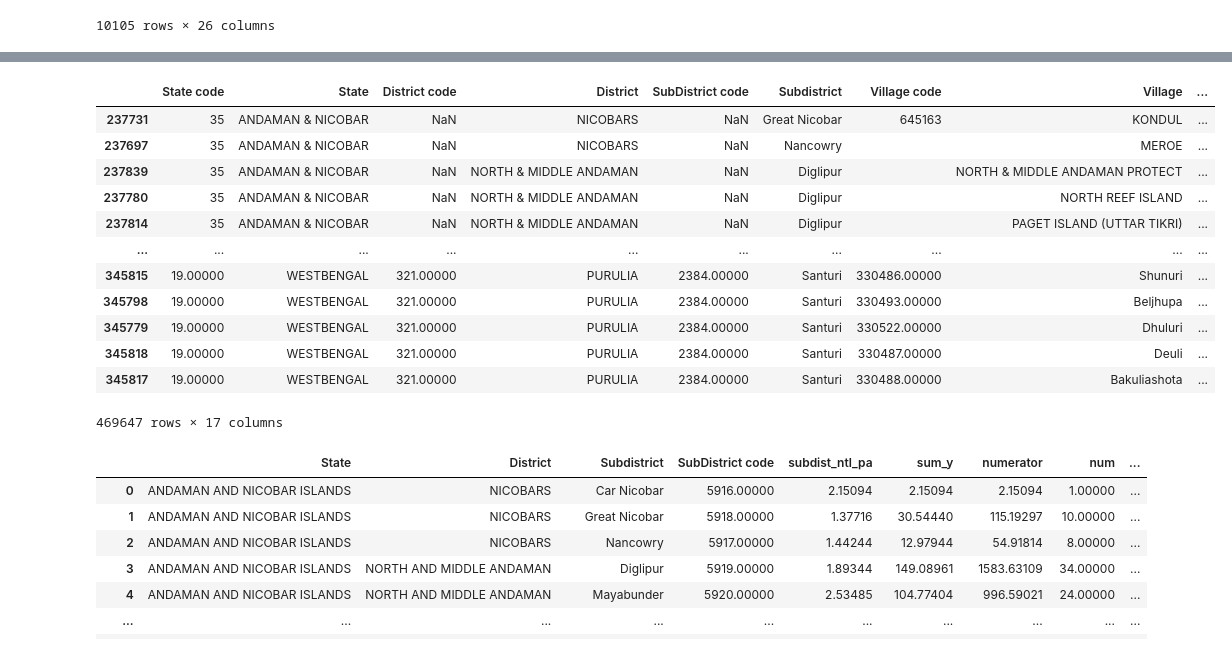
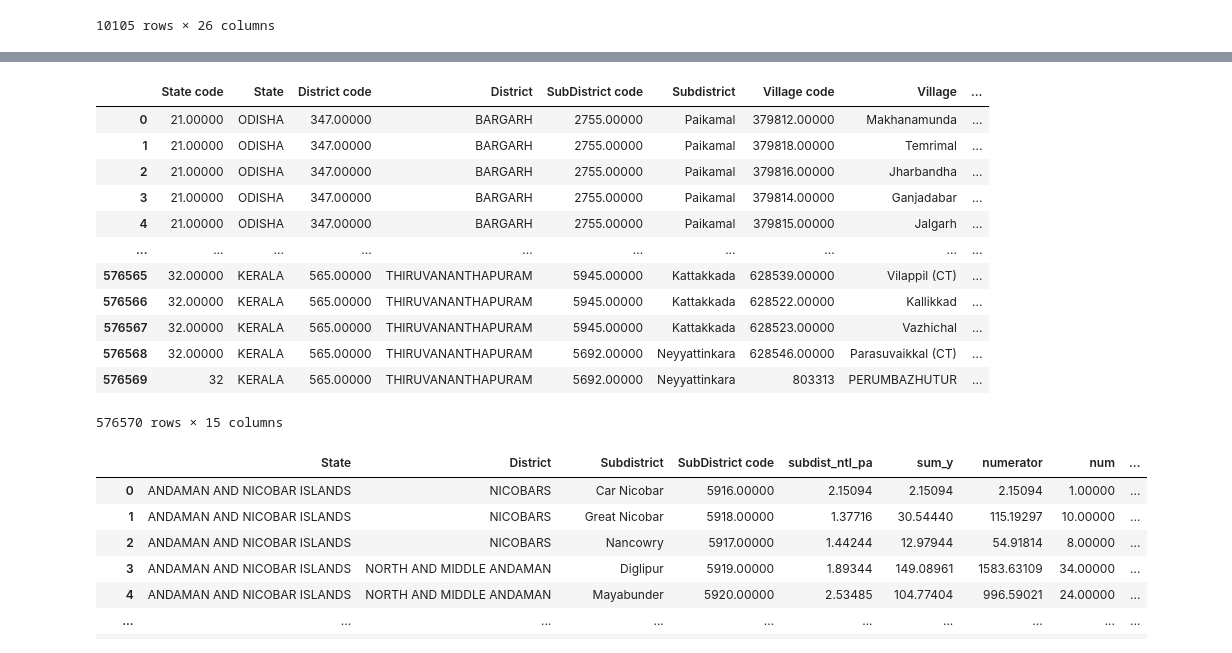
Before and after one commit to SaiSiddhardhaKalla/Master_Thesis, a Jupyter notebook: 06_NTL_calc.ipynb, the cells around one changed output, grey strips where cells are left out. Cells and saved outputs as stored; diff of their text form; code cells hidden in the pictures.

```diff
--- a/NTL_calc.ipynb
+++ b/06_NTL_calc.ipynb
@@ -892,12 +539,12 @@ for filename in os.listdir(geojson_dir):
         for month in range(1, 13):
             # Construct the path to the raster file for the current month
             raster_path = f"/Users/sid/Library/CloudStorage/OneDrive-DeakinUniversity/UDocs - D/DataSets/VIIRS_Monthly_Tiled/2020/clean_files/output_raster_2020{month:02d}.tif"
-            cf_cvg_path = f"/Users/sid/Library/CloudStorage/OneDrive-DeakinUniversity/UDocs - D/DataSets/VIIRS_Monthly_Tiled/cf_cvg/2020_cvg/2020{month:02d}.tif"
+            # cf_cvg_path = f"/Users/sid/Library/CloudStorage/OneDrive-DeakinUniversity/UDocs - D/DataSets/VIIRS_Monthly_Tiled/cf_cvg/2020_cvg/2020{month:02d}.tif"
 
             # Open the raster file
-            with rasterio.open(raster_path) as rasterFile, rasterio.open(cf_cvg_path) as cf_cvg_file:
+            with rasterio.open(raster_path) as rasterFile:
                 # Read the data from cloud-free coverage file
-                cf_cvg_data = cf_cvg_file.read(1)
+                # cf_cvg_data = cf_cvg_file.read(1)
 
                 # Define a function to create mask for the current month
                 def clean_mask(geom, dataset=rasterFile, mask_kw=None):
@@ -954,8 +588,8 @@ State: KERALA.geojson completed
 # %%
 vil_2=vil_NTL.copy()
-values_to_drop = ['west pgs', 'New District', 'New Districtffff', 'Sadaruru']
+# values_to_drop = ['west pgs', 'New District', 'New Districtffff', 'Sadaruru']
 # Dropping rows with specified values in the 'District' column
-vil_2 = vil_2[~vil_2['District Name(In English)'].isin(values_to_drop)]
+# vil_2 = vil_2[~vil_2['District Name(In English)'].isin(values_to_drop)]
 # Reproject to a suitable projected CRS for accurate area calculations
 vil_2 = vil_2.to_crs('EPSG:3857')  # Example: Albers Equal Area Conic for India (EPSG:102033)
 
@@ -1096,53 +732,53 @@ quartiles.columns = ['Q1', 'Q3']  # Rename columns to Q1 and Q3
 # quartiles['U_bound'] = quartiles['Q3'] + 1.5*quartiles['IQR']
 quartiles['L_bound'] = quartiles['Q1'].clip(lower=0)  # Clip to ensure it's not negative
 
 # Adding Q1 and Q3 columns to the original DataFrame
 vil_4 = pd.concat([vil_3, quartiles], axis=1)
 
 avg_columns = ['202001', '202002', '202003', '202004', '202005', '202006', '202007', '202008', '202009', '202010', '202011', '202012']
 # Create a mask to filter out values below L_Bound
 mask = vil_4[avg_columns].values > vil_4['L_bound'].values[:, None]
 
 # Replace values below L_Bound with NaN
 masked_data = vil_4[avg_columns].where(mask)
 
 # Calculate row-wise mean
 row_means = masked_data.mean(axis=1)
 
 # Add row-wise mean to DataFrame
 vil_4['avg_ntl'] = row_means
 vil_4['ntl_pa']  = vil_4['avg_ntl']/vil_4['area_sq_km']
 # vil_4 = vil_4.rename(columns={'area_sq_km': 'SubDistrict Area'})
 
 vil_4 = vil_4.drop(['202001', '202002', '202003', '202004',
        '202005', '202006', '202007', '202008', '202009', '202010', '202011',
        '202012', 'Q1', 'Q3', 'L_bound'], axis=1)
 
-vil_4 = vil_4[vil_4['area_sq_km']>1]
+# vil_4 = vil_4[vil_4['area_sq_km']>1]
 
-vil_4 = vil_4.sort_values(by=['State','District',
-                              'Subdistrict',
-                              'ntl_pa'])
-vil_4['Index'] = vil_4.groupby(['State','District',
-                                'Subdistrict'
-                                ]).cumcount() + 1
-# # Creating a new column 'Max_Len' containing the maximum value of 'Index' within each district
-vil_4['Max_Len'] = vil_4.groupby(['State','District',
-                                  'Subdistrict'
-                                  ])['Index'].transform('max')
+# vil_4 = vil_4.sort_values(by=['State','District',
+#                               'Subdistrict',
+#                               'ntl_pa'])
+# vil_4['Index'] = vil_4.groupby(['State','District',
+#                                 'Subdistrict'
+#                                 ]).cumcount() + 1
+# # # Creating a new column 'Max_Len' containing the maximum value of 'Index' within each district
+# vil_4['Max_Len'] = vil_4.groupby(['State','District',
+#                                   'Subdistrict'
+#                                   ])['Index'].transform('max')
 
 vil_4
 # %% [output]
 |  | State code | State | District code | District | SubDistrict code | Subdistrict | Village code | Village | ... |
-| 237731 | 35 | ANDAMAN & NICOBAR | NaN | NICOBARS | NaN | Great Nicobar | 645163 | KONDUL | ... |
-| 237697 | 35 | ANDAMAN & NICOBAR | NaN | NICOBARS | NaN | Nancowry |  | MEROE | ... |
-| 237839 | 35 | ANDAMAN & NICOBAR | NaN | NORTH & MIDDLE ANDAMAN | NaN | Diglipur |  | NORTH & MIDDLE ANDAMAN PROTECT | ... |
-| 237780 | 35 | ANDAMAN & NICOBAR | NaN | NORTH & MIDDLE ANDAMAN | NaN | Diglipur |  | NORTH REEF ISLAND | ... |
-| 237814 | 35 | ANDAMAN & NICOBAR | NaN | NORTH & MIDDLE ANDAMAN | NaN | Diglipur |  | PAGET ISLAND (UTTAR TIKRI) | ... |
+| 0 | 21.00000 | ODISHA | 347.00000 | BARGARH | 2755.00000 | Paikamal | 379812.00000 | Makhanamunda | ... |
+| 1 | 21.00000 | ODISHA | 347.00000 | BARGARH | 2755.00000 | Paikamal | 379818.00000 | Temrimal | ... |
+| 2 | 21.00000 | ODISHA | 347.00000 | BARGARH | 2755.00000 | Paikamal | 379816.00000 | Jharbandha | ... |
+| 3 | 21.00000 | ODISHA | 347.00000 | BARGARH | 2755.00000 | Paikamal | 379814.00000 | Ganjadabar | ... |
+| 4 | 21.00000 | ODISHA | 347.00000 | BARGARH | 2755.00000 | Paikamal | 379815.00000 | Jalgarh | ... |
 | ... | ... | ... | ... | ... | ... | ... | ... | ... | ... |
-| 345815 | 19.00000 | WESTBENGAL | 321.00000 | PURULIA | 2384.00000 | Santuri | 330486.00000 | Shunuri | ... |
-| 345798 | 19.00000 | WESTBENGAL | 321.00000 | PURULIA | 2384.00000 | Santuri | 330493.00000 | Beljhupa | ... |
-| 345779 | 19.00000 | WESTBENGAL | 321.00000 | PURULIA | 2384.00000 | Santuri | 330522.00000 | Dhuluri | ... |
-| 345818 | 19.00000 | WESTBENGAL | 321.00000 | PURULIA | 2384.00000 | Santuri | 330487.00000 | Deuli | ... |
-| 345817 | 19.00000 | WESTBENGAL | 321.00000 | PURULIA | 2384.00000 | Santuri | 330488.00000 | Bakuliashota | ... |
+| 576565 | 32.00000 | KERALA | 565.00000 | THIRUVANANTHAPURAM | 5945.00000 | Kattakkada | 628539.00000 | Vilappil (CT) | ... |
+| 576566 | 32.00000 | KERALA | 565.00000 | THIRUVANANTHAPURAM | 5945.00000 | Kattakkada | 628522.00000 | Kallikkad | ... |
+| 576567 | 32.00000 | KERALA | 565.00000 | THIRUVANANTHAPURAM | 5945.00000 | Kattakkada | 628523.00000 | Vazhichal | ... |
+| 576568 | 32.00000 | KERALA | 565.00000 | THIRUVANANTHAPURAM | 5692.00000 | Neyyattinkara | 628546.00000 | Parasuvaikkal (CT) | ... |
+| 576569 | 32 | KERALA | 565.00000 | THIRUVANANTHAPURAM | 5692.00000 | Neyyattinkara | 803313 | PERUMBAZHUTUR | ... |
-469647 rows × 17 columns
+576570 rows × 15 columns
```
Also changed, not shown: parts of 27 cells of this notebook, 8 other files.
